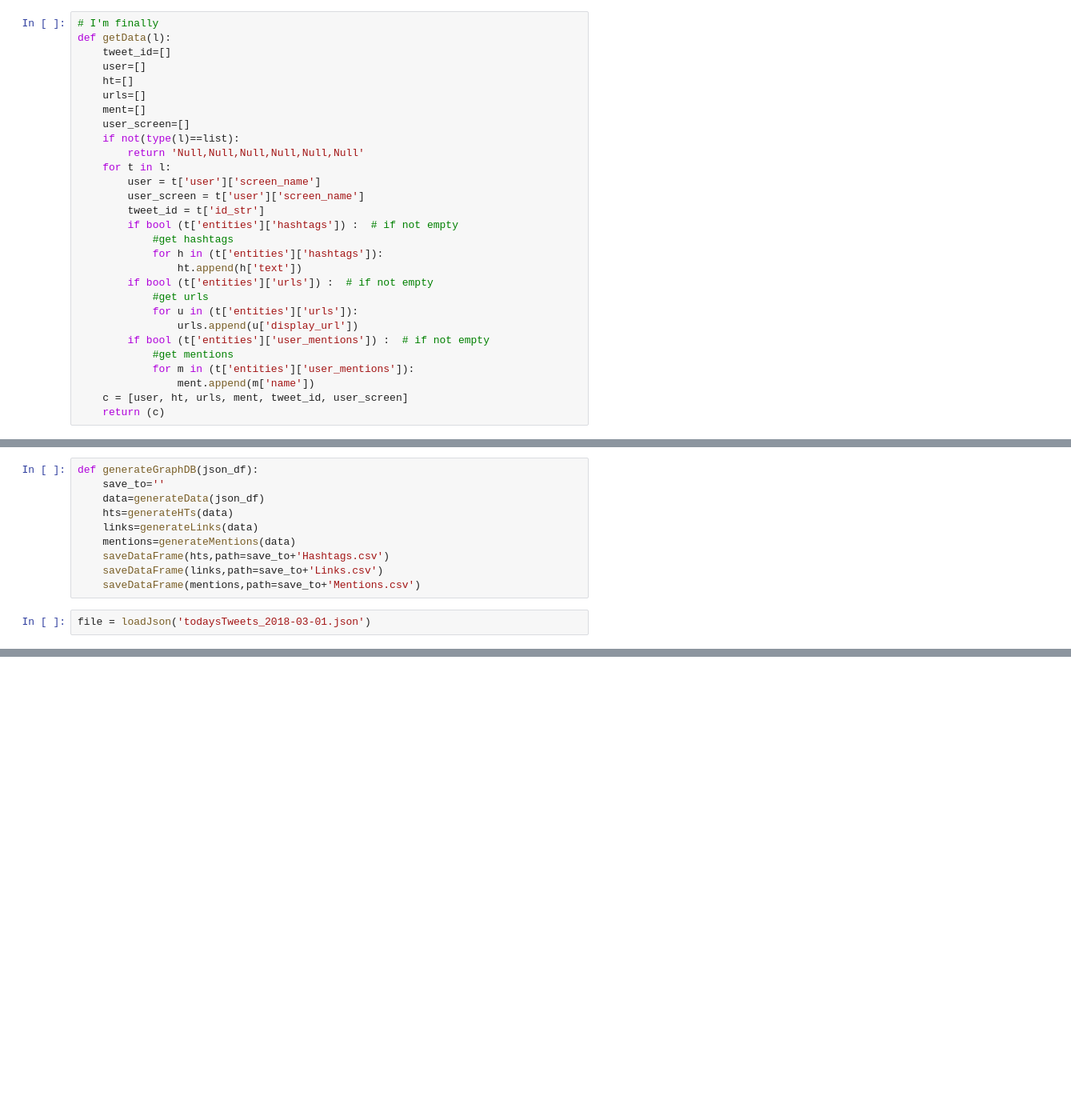
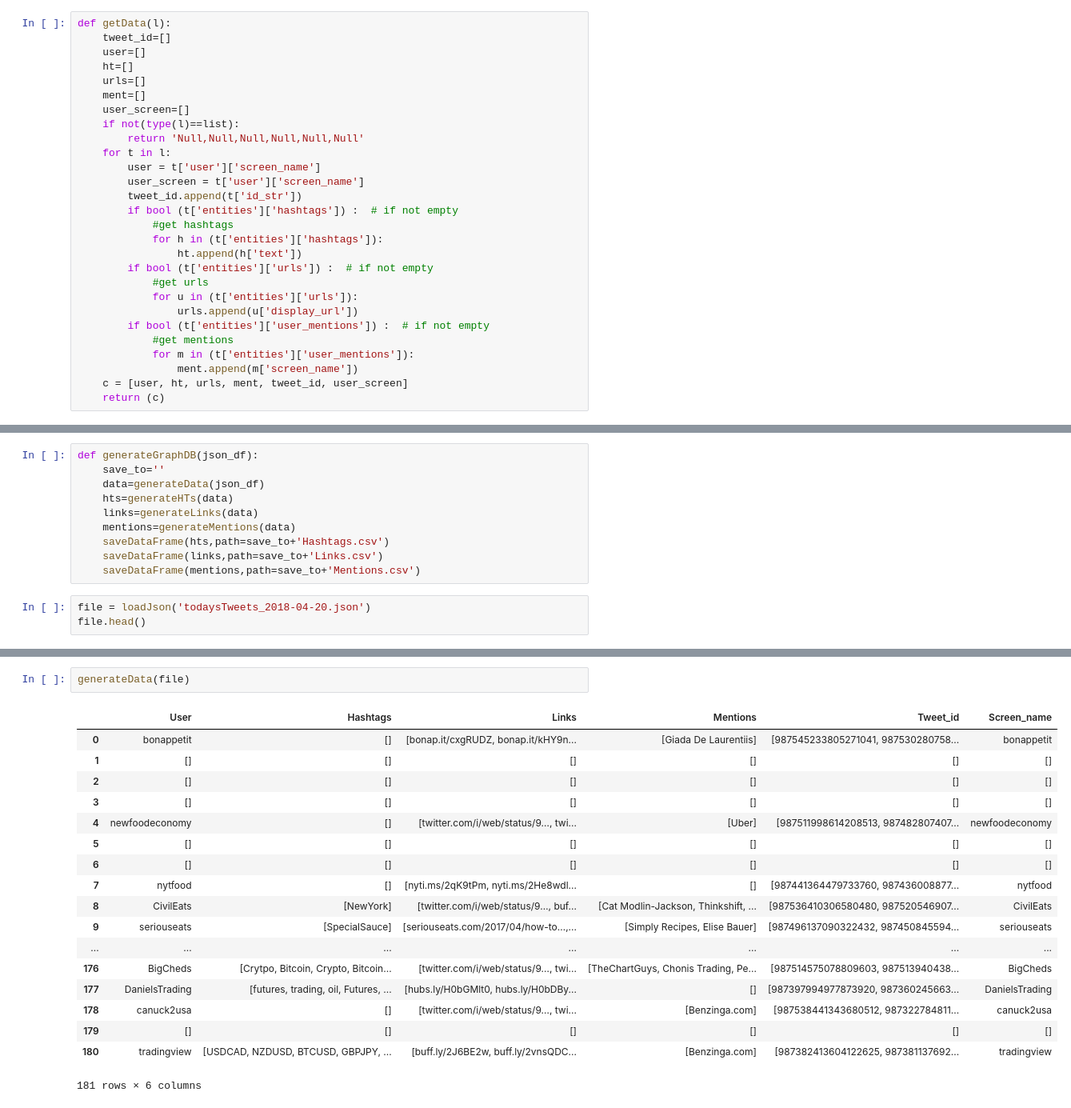
Before and after one commit to rbuezotordesillas/project571, a Jupyter notebook: data node graph/GraphDB.ipynb, the cells around one changed output, grey strips where cells are left out. Shown at 80% size. Saved outputs shown, nothing was run; the diff lists cells and outputs as text; blank space fills up the shorter version.

Commit message:
Solving graph with JSON in cypher instead. test graph

```diff
--- a/data node graph/GraphDB.ipynb
+++ b/data node graph/GraphDB.ipynb
@@ -13,7 +13,6 @@ def saveDataFrame(df,path):
     '''save DataFerame in csv format'''
     df.to_csv(path,sep=',',index=False)
 # %%
-# I'm finally
 def getData(l):
     tweet_id=[]
     user=[]
@@ -26,7 +25,7 @@ def getData(l):
     for t in l:
         user = t['user']['screen_name']
         user_screen = t['user']['screen_name']
-        tweet_id = t['id_str']
+        tweet_id.append(t['id_str'])
         if bool (t['entities']['hashtags']) :  # if not empty
             #get hashtags
             for h in (t['entities']['hashtags']):
@@ -38,7 +37,7 @@ def getData(l):
         if bool (t['entities']['user_mentions']) :  # if not empty
             #get mentions
             for m in (t['entities']['user_mentions']):
-                ment.append(m['name'])
+                ment.append(m['screen_name'])
     c = [user, ht, urls, ment, tweet_id, user_screen]
     return (c)
 # %%
@@ -113,4 +112,5 @@ def generateGraphDB(json_df):
     saveDataFrame(links,path=save_to+'Links.csv')
     saveDataFrame(mentions,path=save_to+'Mentions.csv')
 # %%
-file = loadJson('todaysTweets_2018-03-01.json')
+file = loadJson('todaysTweets_2018-04-20.json')
+file.head()
@@ -117,3 +126,24 @@ file = loadJson('todaysTweets_2018-03-01.json')
+# %%
+generateData(file)
+# %% [output]
+|  | User | Hashtags | Links | Mentions | Tweet_id | Screen_name |
+| 0 | bonappetit | [] | [bonap.it/cxgRUDZ, bonap.it/kHY9n... | [Giada De Laurentiis] | [987545233805271041, 987530280758... | bonappetit |
+| 1 | [] | [] | [] | [] | [] | [] |
+| 2 | [] | [] | [] | [] | [] | [] |
+| 3 | [] | [] | [] | [] | [] | [] |
+| 4 | newfoodeconomy | [] | [twitter.com/i/web/status/9…, twi... | [Uber] | [987511998614208513, 987482807407... | newfoodeconomy |
+| 5 | [] | [] | [] | [] | [] | [] |
+| 6 | [] | [] | [] | [] | [] | [] |
+| 7 | nytfood | [] | [nyti.ms/2qK9tPm, nyti.ms/2He8wdl... | [] | [987441364479733760, 987436008877... | nytfood |
+| 8 | CivilEats | [NewYork] | [twitter.com/i/web/status/9…, buf... | [Cat Modlin-Jackson, Thinkshift, ... | [987536410306580480, 987520546907... | CivilEats |
+| 9 | seriouseats | [SpecialSauce] | [seriouseats.com/2017/04/how-to…,... | [Simply Recipes, Elise Bauer] | [987496137090322432, 987450845594... | seriouseats |
+| ... | ... | ... | ... | ... | ... | ... |
+| 176 | BigCheds | [Crytpo, Bitcoin, Crypto, Bitcoin... | [twitter.com/i/web/status/9…, twi... | [TheChartGuys, Chonis Trading, Pe... | [987514575078809603, 987513940438... | BigCheds |
+| 177 | DanielsTrading | [futures, trading, oil, Futures, ... | [hubs.ly/H0bGMlt0, hubs.ly/H0bDBy... | [] | [987397994977873920, 987360245663... | DanielsTrading |
+| 178 | canuck2usa | [] | [twitter.com/i/web/status/9…, twi... | [Benzinga.com] | [987538441343680512, 987322784811... | canuck2usa |
+| 179 | [] | [] | [] | [] | [] | [] |
+| 180 | tradingview | [USDCAD, NZDUSD, BTCUSD, GBPJPY, ... | [buff.ly/2J6BE2w, buff.ly/2vnsQDC... | [Benzinga.com] | [987382413604122625, 987381137692... | tradingview |
+181 rows × 6 columns
 # %%
 generateGraphDB(file)
 # %%
```
Also changed, not shown: parts of 3 cells of this notebook, 6 other files.
